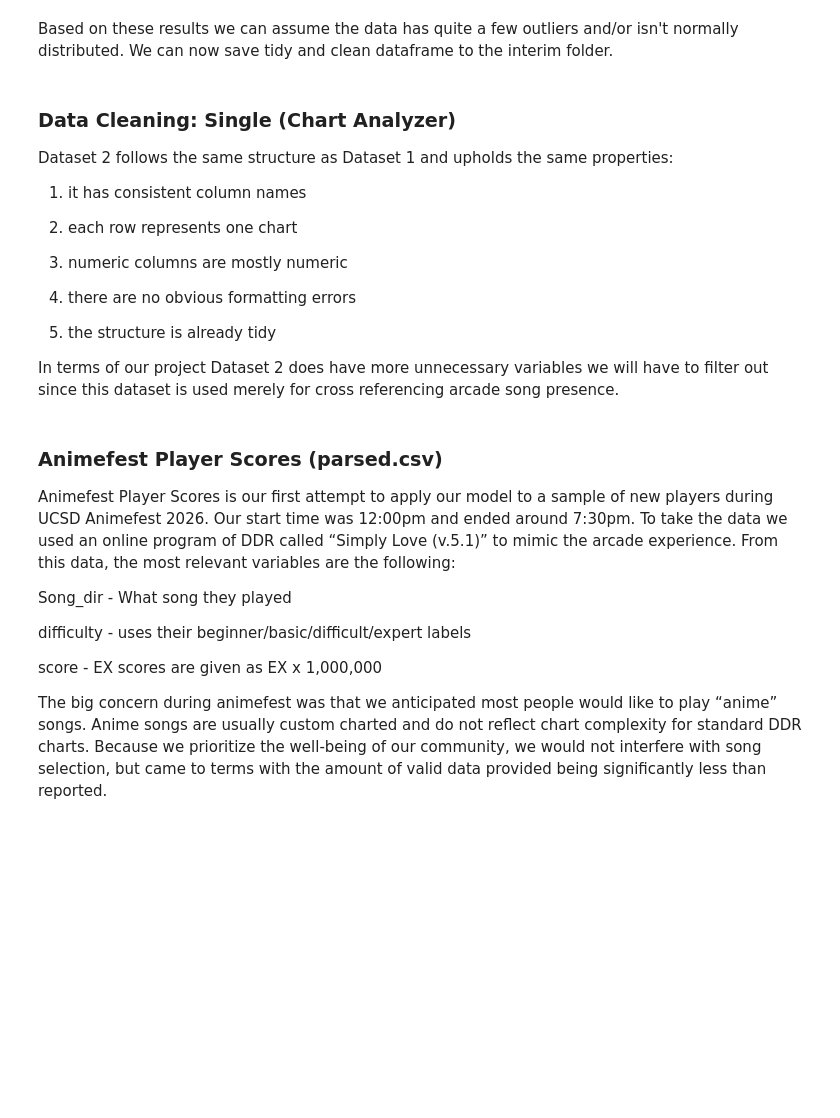
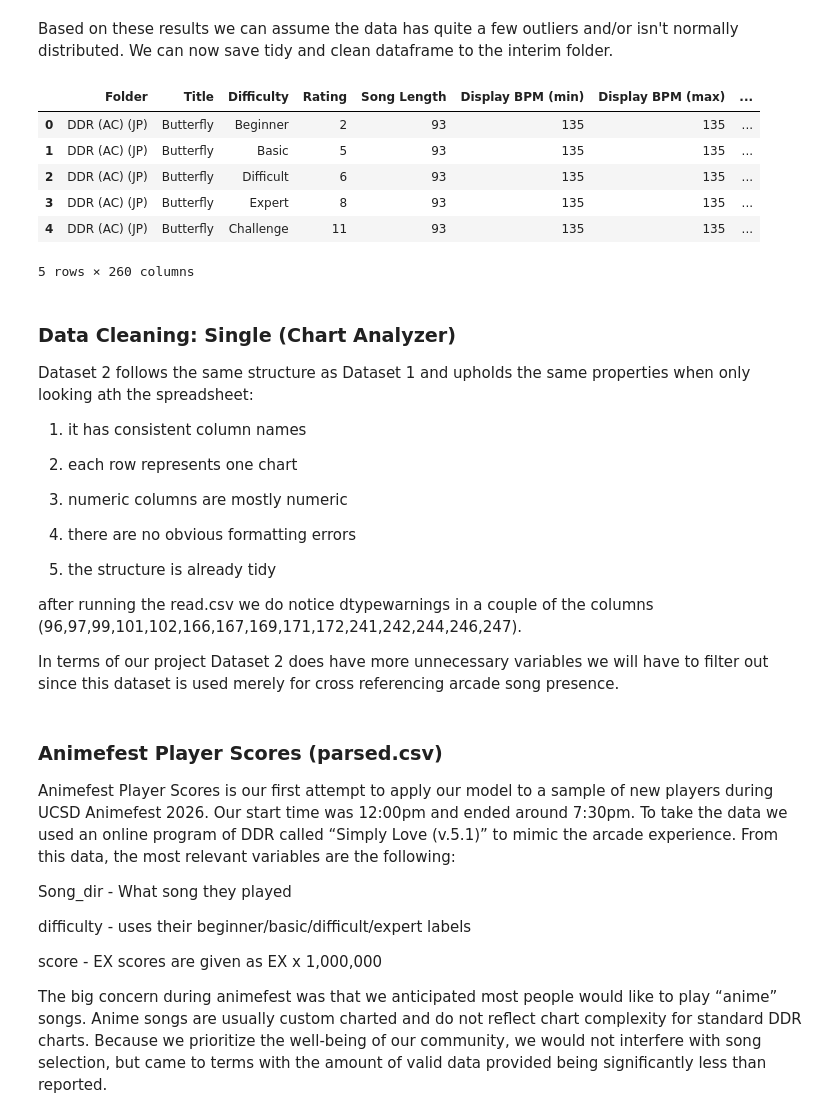
Before and after one commit to COGS108/Group051_WI26, a Jupyter notebook: 01-DataCheckpoint.ipynb, the cells around one changed output. Cells and saved outputs as stored; diff of their text form; code cells hidden in the pictures; blank space fills up the shorter version.

```diff
--- a/01-DataCheckpoint.ipynb
+++ b/01-DataCheckpoint.ipynb
@@ -379,10 +404,21 @@ Rows flagged (>= 10 columns extreme): 1008
 Based on these results we can assume the data has quite a few outliers and/or isn't normally distributed. We can now save tidy and clean dataframe to the interim folder.
 # %%
 Dataset2.to_csv(r'data/01-interim/Single_chart_analyzer.csv', index=False)
+# %%
+charts = pd.read_csv("data/00-raw/DanceDanceRevolution Chart Data Spreadsheet - Single (Chart Analyzer).csv")
+charts.head()
+# %% [output]
+|  | Folder | Title | Difficulty | Rating | Song Length | Display BPM (min) | Display BPM (max) | ... |
+| 0 | DDR (AC) (JP) | Butterfly | Beginner | 2 | 93 | 135 | 135 | ... |
+| 1 | DDR (AC) (JP) | Butterfly | Basic | 5 | 93 | 135 | 135 | ... |
+| 2 | DDR (AC) (JP) | Butterfly | Difficult | 6 | 93 | 135 | 135 | ... |
+| 3 | DDR (AC) (JP) | Butterfly | Expert | 8 | 93 | 135 | 135 | ... |
+| 4 | DDR (AC) (JP) | Butterfly | Challenge | 11 | 93 | 135 | 135 | ... |
+5 rows × 260 columns
 # %% [markdown]
 ### Data Cleaning: Single (Chart Analyzer)
 
-Dataset 2 follows the same structure as Dataset 1 and upholds the same properties:
+Dataset 2 follows the same structure as Dataset 1 and upholds the same properties when only looking ath the spreadsheet:
 
 1. it has consistent column names
 
@@ -394,6 +430,8 @@ Dataset 2 follows the same structure as Dataset 1 and upholds the same propertie
 
 5. the structure is already tidy
 
+after running the read.csv we do notice dtypewarnings in a couple of the columns (96,97,99,101,102,166,167,169,171,172,241,242,244,246,247).
+
 In terms of our project Dataset 2 does have more unnecessary variables we will have to filter out since this dataset is used merely for cross referencing arcade song presence.
 # %% [markdown]
 ### Animefest Player Scores (parsed.csv)
```
Also changed, not shown: parts of 4 cells of this notebook.
